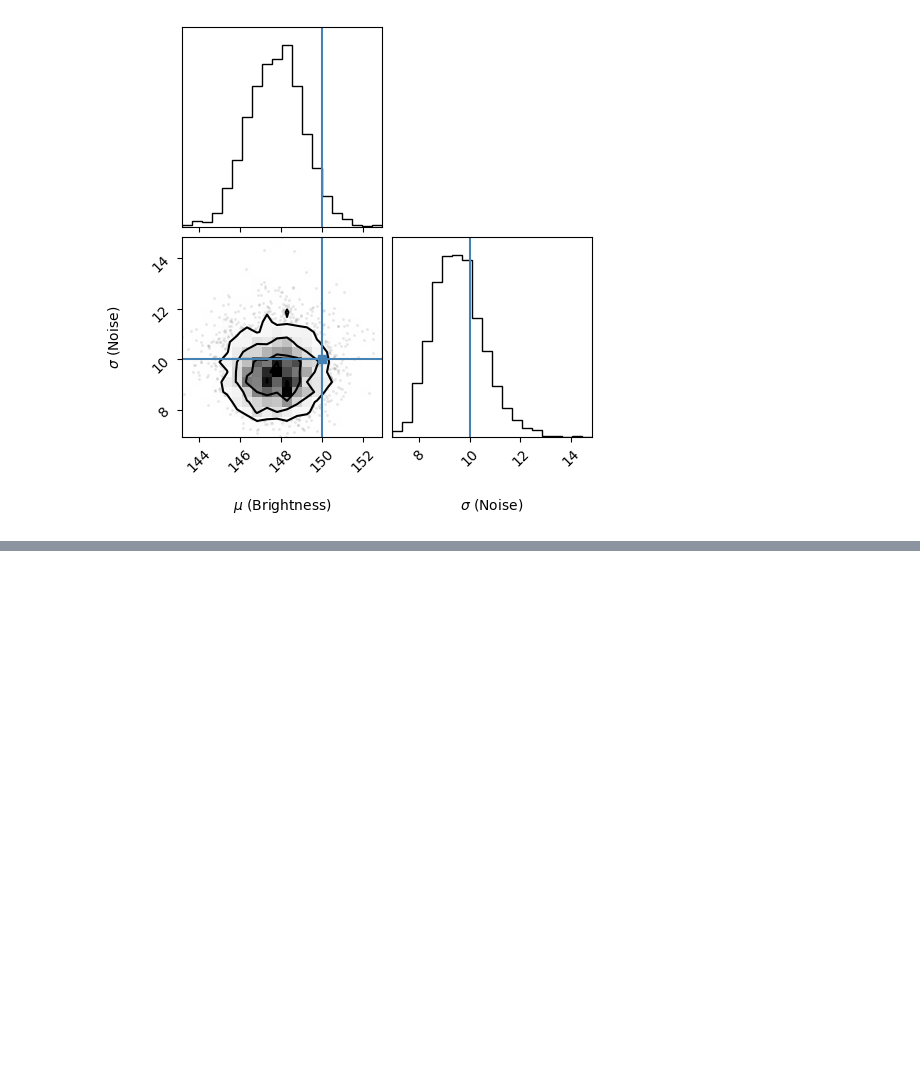
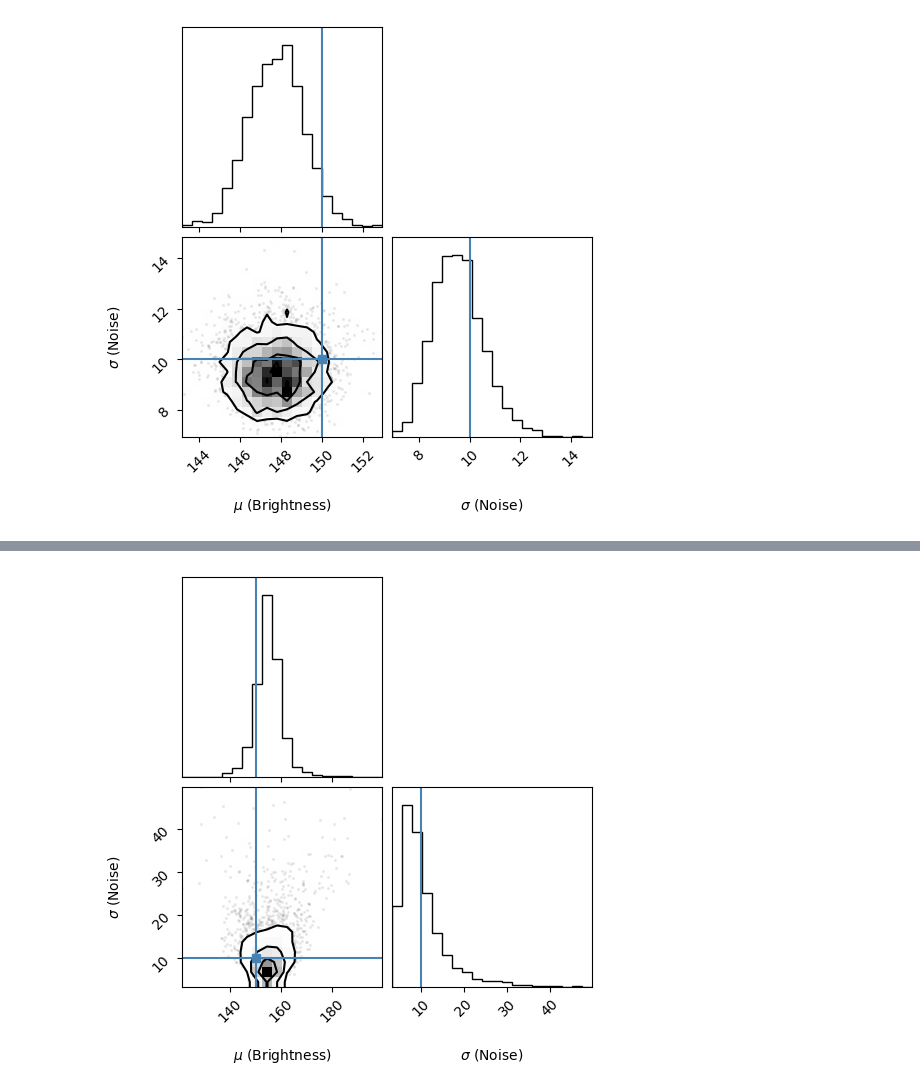
Before and after one commit to Ali140828/Machine-Learning-YZM212, a Jupyter notebook: Bayesian-Brightness/brightness_analysis.ipynb, the cells around one changed output, grey strips where cells are left out. Drawn from its saved outputs; the diff is of its cells as text; code cells hidden in the pictures; blank space fills up the shorter version.

```diff
--- a/Bayesian-Brightness/brightness_analysis.ipynb
+++ b/Bayesian-Brightness/brightness_analysis.ipynb
@@ -155,0 +280,7 @@ with open("results/summary.txt", "w", encoding="utf-8") as f:
+# %%
+n_obs_small = 5
+np.random.seed(42)
+data_small = true_mu + true_sigma * np.random.randn(n_obs_small)
+
+print("Small sample data:")
+print(data_small)
@@ -155,0 +290,8 @@ with open("results/summary.txt", "w", encoding="utf-8") as f:
+# %%
+initial_small = [140, 5]
+pos_small = initial_small + 1e-4 * np.random.randn(n_walkers, n_dim)
+
+sampler_small = emcee.EnsembleSampler(n_walkers, n_dim, log_probability, args=(data_small,))
+sampler_small.run_mcmc(pos_small, 2000, progress=True)
+
+flat_samples_small = sampler_small.get_chain(discard=500, thin=15, flat=True)
@@ -155,0 +320,10 @@ with open("results/summary.txt", "w", encoding="utf-8") as f:
+# %%
+fig = corner.corner(
+    flat_samples_small,
+    labels=[r"$\mu$ (Brightness)", r"$\sigma$ (Noise)"],
+    truths=[true_mu, true_sigma]
+)
+plt.savefig("figures/corner_plot_small_n.png", dpi=300, bbox_inches="tight")
+plt.show()
+# %% [output]
+[figure, added]
```
Also changed, not shown: parts of 21 cells of this notebook, 3 other files.
